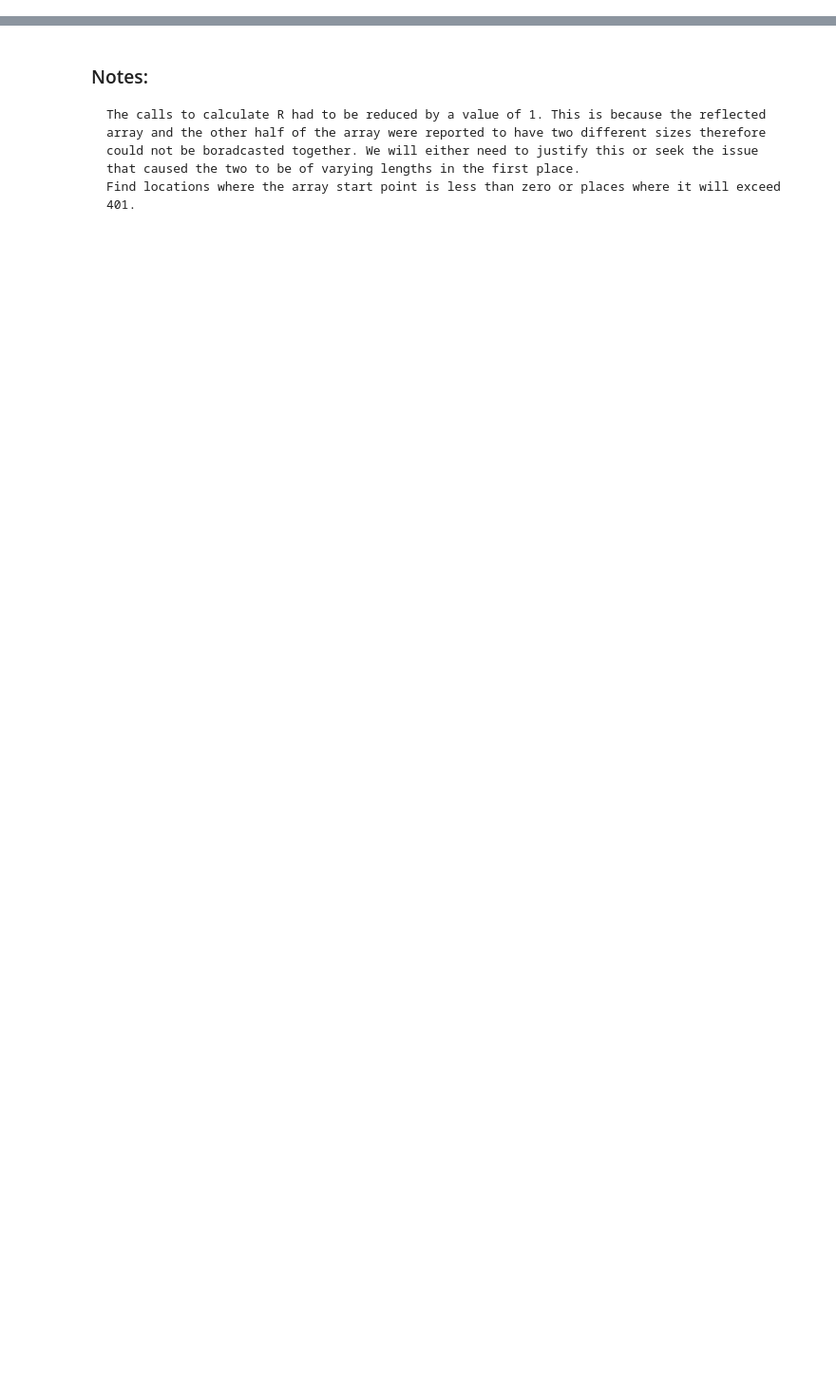
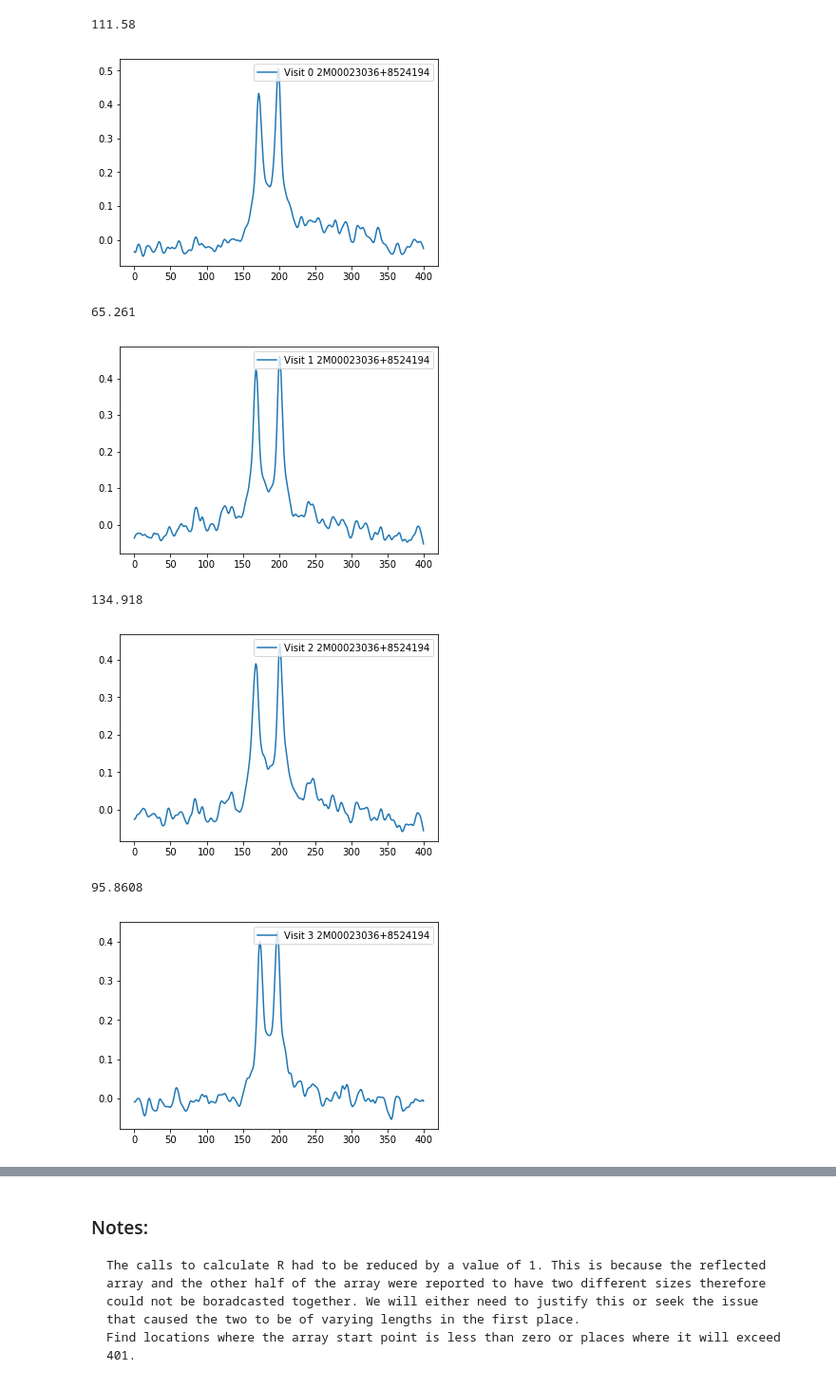
Before and after one commit to reynaa2/Binary-ID-2017, a Jupyter notebook: APOGEE_Binary_ID.ipynb, the cells around one changed output, grey strips where cells are left out. Shown at 95% size. Saved outputs shown, nothing was run; the diff lists cells and outputs as text; code cells hidden in the pictures; blank space fills up the shorter version.

```diff
--- a/APOGEE_Binary_ID.ipynb
+++ b/APOGEE_Binary_ID.ipynb
@@ -18,15 +31,69 @@ def calcR(x,pm):
     if peak_loc > 401 - pm:
         pm = 401 - peak_loc
     if peak_loc == 0:
-        r = 0
+        r = 1000
         return r
 
-    #print(pm)
     endpoint = peak_loc+pm
     startpoint= peak_loc-pm
     Mirror = (x[peak_loc:endpoint])[::-1]
-    sigmaA = np.sqrt(1.0 / (2.0 * len(Mirror)) * np.sum((x[startpoint:peak_loc] - Mirror)**2))
-    #print("a = "+ str(sigmaA))
+    sigmaA = np.sqrt(1.0*np.sum((x[startpoint:peak_loc] - Mirror)**2) / (2.0*len(Mirror)))
     r = np.max(x) / (np.sqrt(2.0) * sigmaA)
-    #print(r)
     return r
+# %%
+'''
+Read in Dr. Covey's IDL Identientified List of SB2s.
+Note: The values for SB2s are very low, close to 1! Keep this in mind when accessing the new R thresholds.
+'''
+x = pd.read_csv('KC_Binaries.csv',delimiter='\t')
+apoID = x['Apogee_ID']
+locID = x['Location_ID']
+
+for i in range(5):
+    locationID = locID[i]
+    apogeeID = apoID[i]
+    #print(i,locationID,apogeeID)
+    my_file = Path('/Volumes/coveydata/APOGEE_Spectra/APOGEE2_DR14/dr14/apogee/spectro/redux/r8/stars/apo25m/'+str(locationID)+'/'+'apStar-r8-'+str(apogeeID)+'.fits')
+    #if my_file.is_file():
+        #path = '/Volumes/coveydata-5/APOGEE_Spectra/APOGEE2_DR14/dr14/apogee/spectro/redux/r8/stars/apo25m/'+str(locationID)+'/'+'apStar-r8-'+str(apogeeID)+'.fits'
+    try:
+        path = '/Volumes/coveydata/APOGEE_Spectra/APOGEE2_DR14/dr14/apogee/spectro/redux/r8/stars/apo25m/'+str(locationID)+'/'+'apStar-r8-'+str(apogeeID)+'.fits'
+        #print(path)
+
+    except:
+        path = '/Volumes/coveydata/APOGEE_Spectra/APOGEE2_DR14/dr14/apogee/spectro/redux/r8/stars/apo25m/'+str(locationID)+'/'+'apStarC-r8-'+str(apogeeID)+'.fits'
+
+    data = fits.open(path)
+    point = data[9]
+    xccf = point.data[0][32]
+    CCF = point.data[0][27]
+    HDU0 = fits.getheader(path,0)
+    nvisits = HDU0['NVISITS']
+    for visit in range(0,nvisits):
+        #if nvisits != 1:
+        ccf = CCF[visit+2]
+        snr = HDU0['SNRVIS'+str(visit+1)]
+        print(snr)
+        plt.plot(ccf,label='Visit '+str(visit)+' '+str(apogeeID))
+        plt.legend(loc='upper right')
+        plt.show()
+        nonzeroes = np.count_nonzero(ccf) # This condition is meant to eliminate visits that are empty
+        if nonzeroes >= 1:
+            bs_pt = bisector(xccf, ccf)
+            x_range = xrange(bs_pt[0])
+            #print('--Visit '+str(visit)+'--')
+            R151 = calcR(ccf,75)
+            R101 = calcR(ccf,50)
+            R51 = calcR(ccf,25)
+            Ratios = r_ratio(R51,R151,R101)
+            r1 = Ratios[0]
+            r2 = Ratios[1]
+# %% [output]
+111.58
+[figure, added]
+65.261
+[figure, added]
+134.918
+[figure, added]
+95.8608
+[figure, added]
```
Also changed, not shown: parts of 11 cells of this notebook.
